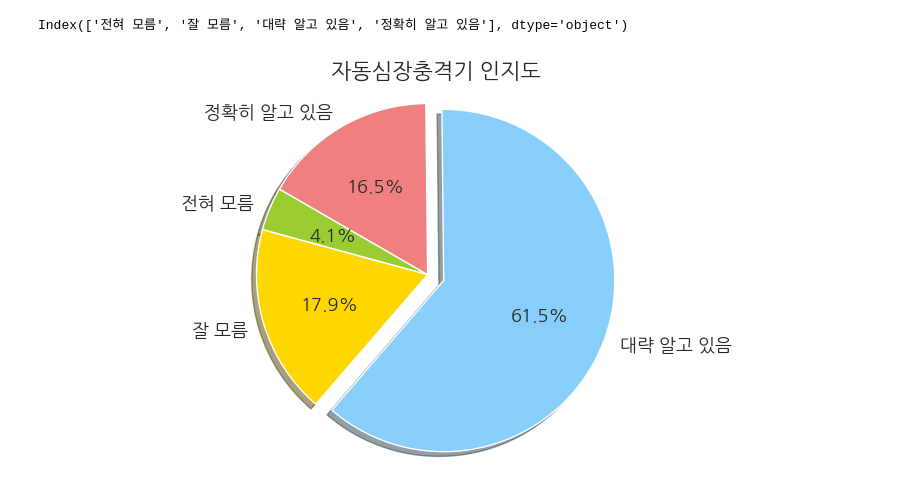
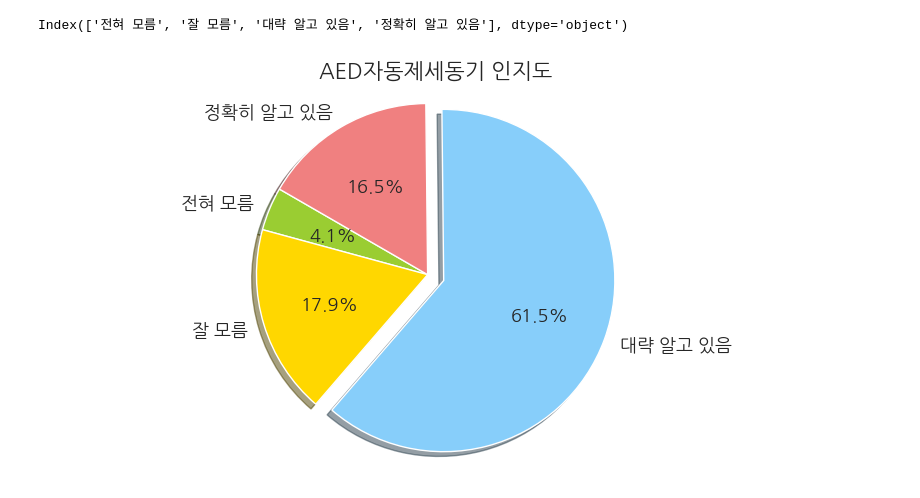
Before and after one commit to jink9797/pythonbasic, a Jupyter notebook: mini_team230201.ipynb, the cells around one changed output. Cells and saved outputs as stored; diff of their text form; code cells hidden in the pictures.

```diff
--- a/mini_team230201.ipynb
+++ b/mini_team230201.ipynb
@@ -111,5 +117,5 @@ plt.show()
 # %%
-aed_iknow = {
+data = {
     "전혀 모름" : [4.1],
     "잘 모름":[17.9],
     "대략 알고 있음":[61.5],
@@ -119,5 +125,5 @@ aed_iknow = {
 columns = ["전혀 모름","잘 모름","대략 알고 있음","정확히 알고 있음"]
 index = ["응답수"]
 
-aed_kdata = pd.DataFrame(aed_iknow, index = index, columns = columns)
+aed_iknow = pd.DataFrame(data, index = index, columns = columns)
 # %%
@@ -126,7 +132,7 @@ aed_kdata
 |  | 전혀 모름 | 잘 모름 | 대략 알고 있음 | 정확히 알고 있음 |
 | 응답수 | 4.1 | 17.9 | 61.5 | 16.5 |
 # %%
-aed_ik = aed_kdata.values.flatten()
+aed_ik = aed_iknow.values.flatten()
 aed_ik
 # %% [output]
 array([ 4.1, 17.9, 61.5, 16.5])
@@ -143,12 +143,12 @@ plt.show()
 # %%
-labels = aed_kdata.columns
+labels = aed_iknow.columns
 sizes = aed_ik
 colors = ['yellowgreen','gold','lightskyblue','lightcoral']
 explode = (0,0,0.1,0)
-plt.title('자동심장충격기 인지도')
+plt.title('AED자동제세동기 인지도')
 plt.pie(sizes, explode = explode, labels = labels, colors=colors,
         autopct = '%1.1f%%' , shadow = True, startangle = 150)
 plt.axis('equal') # 원의 형태를 유지
 plt.show()
 # %% [output]
-[figure, old version]
+[figure, new version]
```
Also changed, not shown: parts of 9 cells of this notebook, 2 other files.
